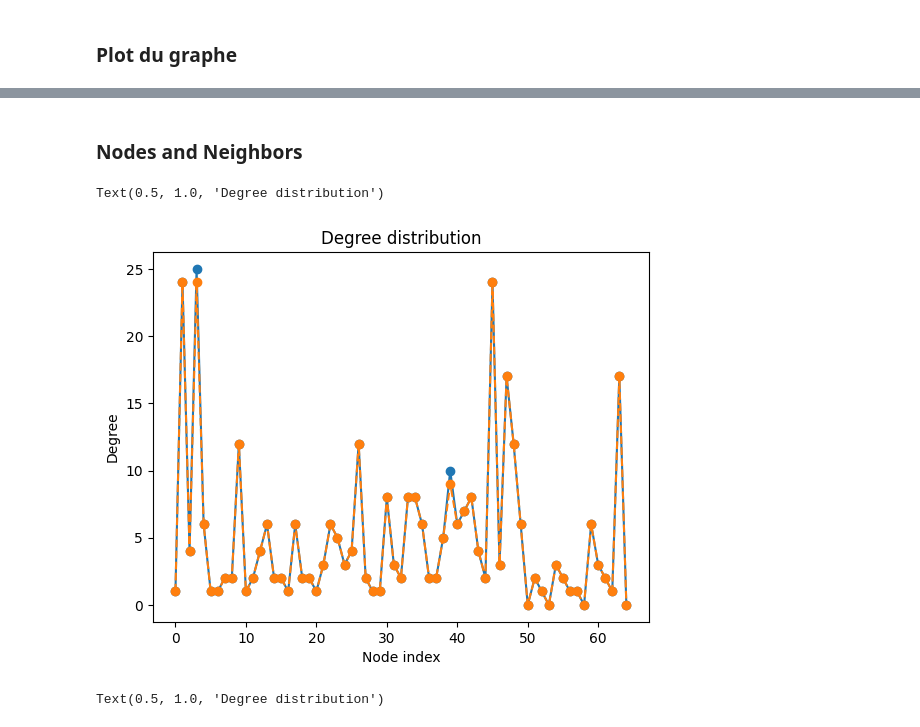
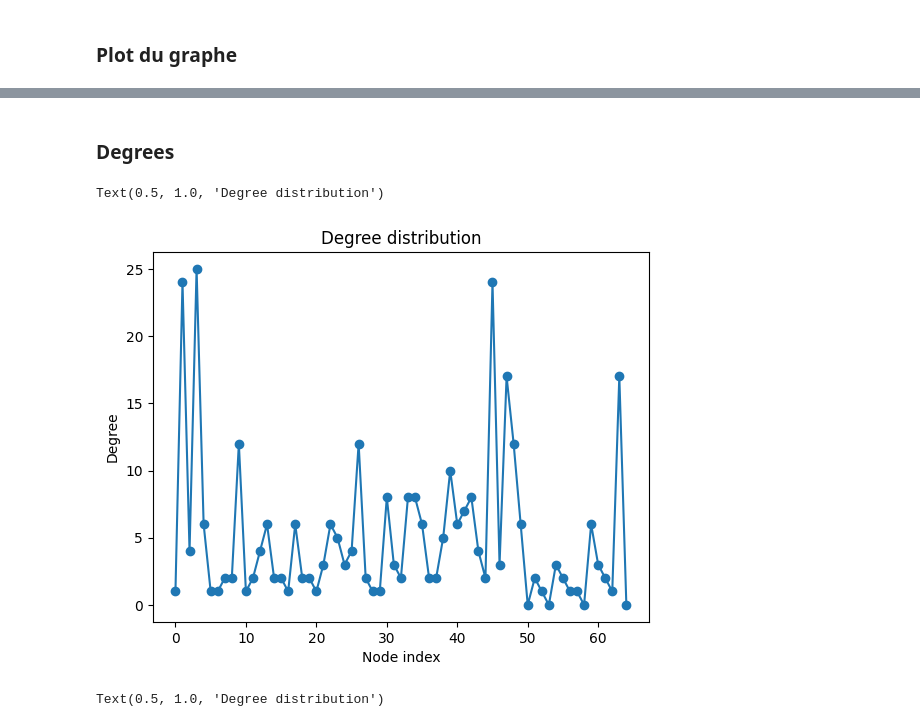
Before and after one commit to igivotron/LINMA1691, a Jupyter notebook: Devoir4/StarGraph.ipynb, the cells around one changed output, grey strips where cells are left out. Saved outputs shown, nothing was run; the diff lists cells and outputs as text; code cells hidden in the pictures.

```diff
--- a/Devoir4/StarGraph.ipynb
+++ b/Devoir4/StarGraph.ipynb
@@ -155,16 +155,14 @@ nx.draw(g_draw, pos, node_color='black', node_size=10, width=0.5)
-# %% [markdown]
-### Nodes and Neighbors
+# %% [markdown]
+### Degrees
 # %%
 degrees = [G.degree(node) for node in nodes]
-N_neighbors = [len(list(G.neighbors(node))) for node in nodes]
 plt.plot(degrees,  linestyle='-', marker='o')
-plt.plot(N_neighbors,  linestyle='--', marker='o')
 plt.xlabel('Node index')
 plt.ylabel('Degree')
 plt.title('Degree distribution')
 # %% [output]
 Text(0.5, 1.0, 'Degree distribution')
-[figure, old version]
+[figure, new version]
 # %%
 b_width = 1
 bins = np.arange(min(degrees), max(degrees)+b_width, b_width)
```
Also changed, not shown: parts of 3 cells of this notebook.
